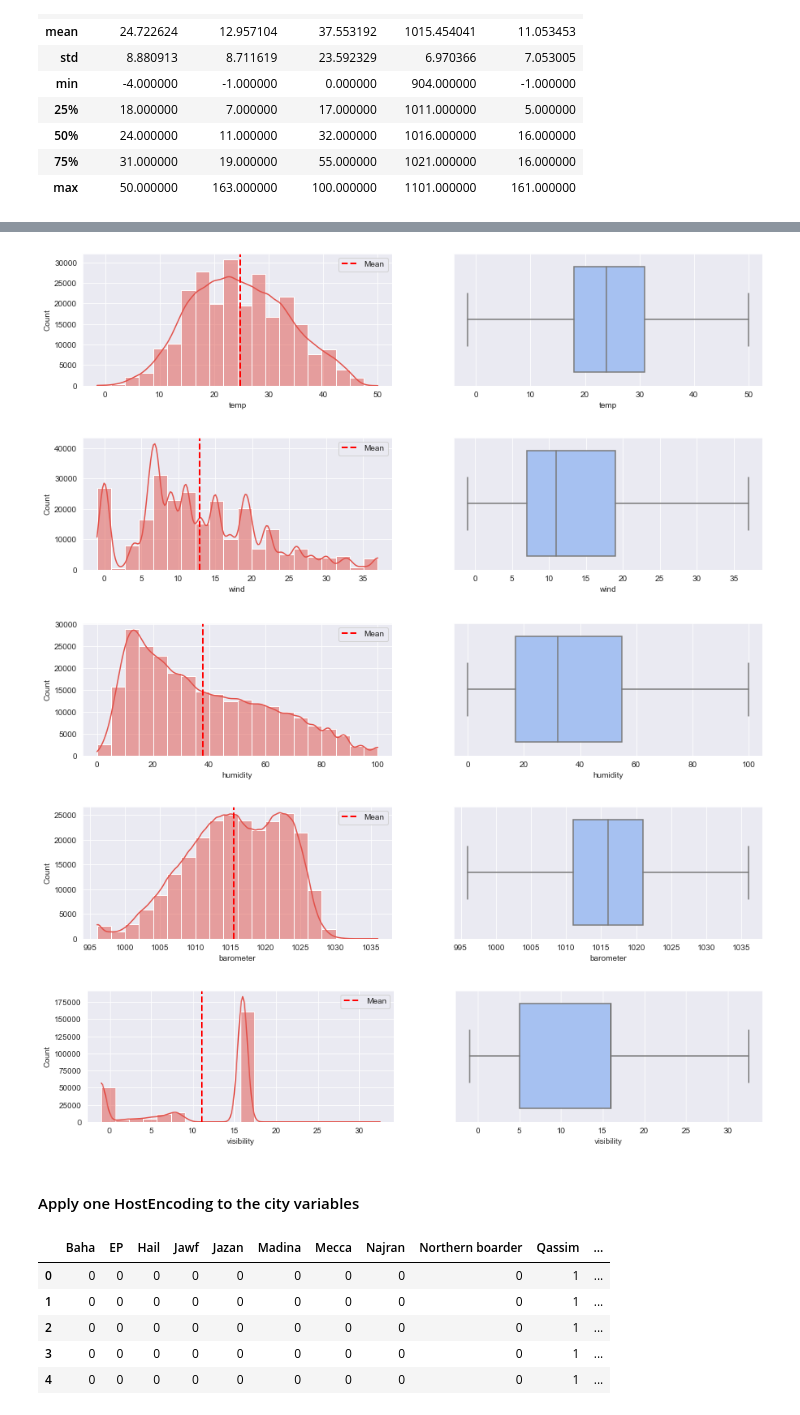
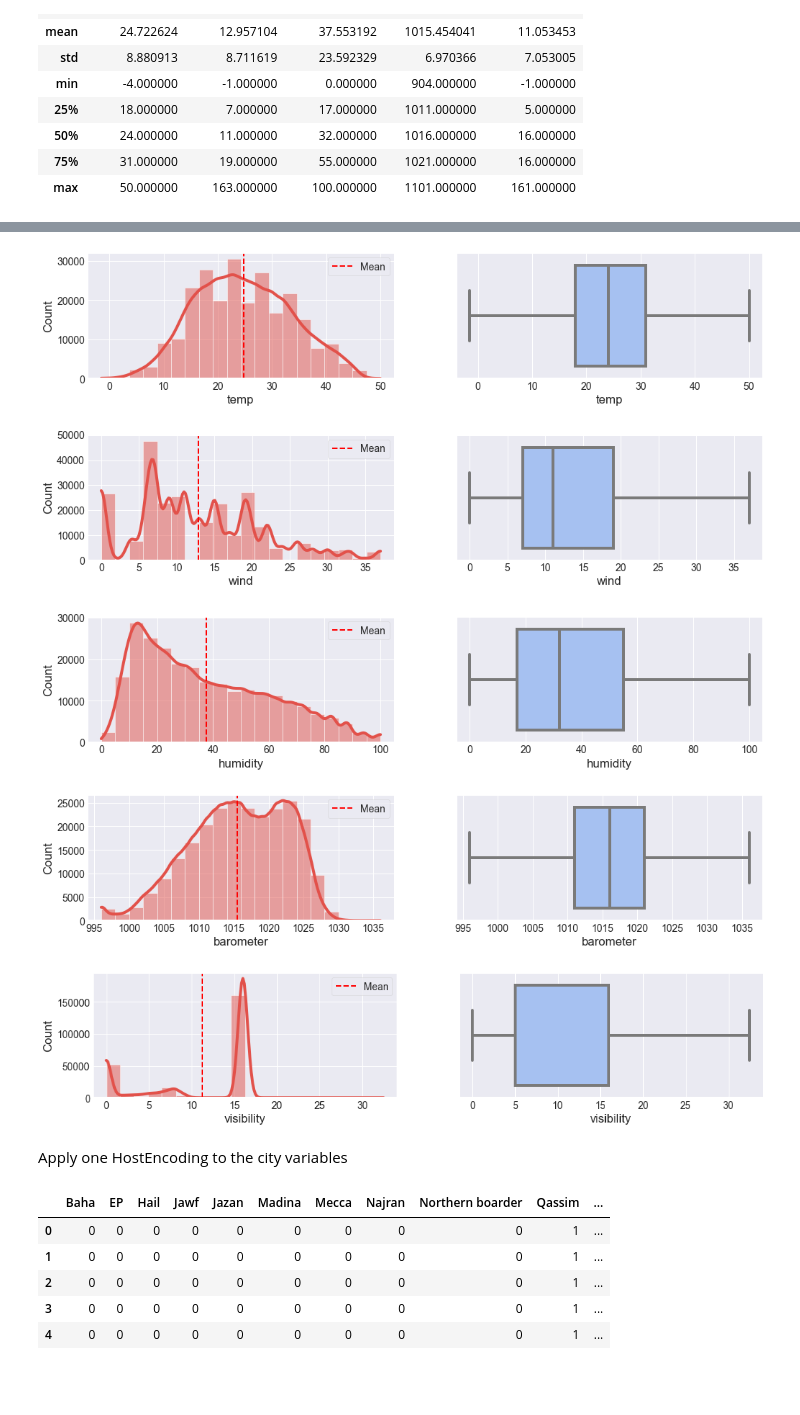
Before and after one commit to naiforfi/Bootcamp_repo, a Jupyter notebook: Final_project/final_notebook.ipynb, the cells around one changed output, grey strips where cells are left out. Saved outputs shown, nothing was run; the diff lists cells and outputs as text; code cells hidden in the pictures; blank space fills up the shorter version.

```diff
--- a/Final_project/final_notebook.ipynb
+++ b/Final_project/final_notebook.ipynb
@@ -8,6 +8,7 @@ import numpy as np
 import matplotlib.pyplot as  plt
 import seaborn as sns
 from datetime import timedelta
+plt.style.use('fivethirtyeight')
 # %% [markdown]
 # 2. Loading the data and data cleaning
 # %%
@@ -241,11 +219,11 @@ df.loc[:,'temp':'visibility'].describe()
 | 75% | 31.000000 | 19.000000 | 55.000000 | 1021.000000 | 16.000000 |
 | max | 50.000000 | 163.000000 | 100.000000 | 1101.000000 | 161.000000 |
 # %%
-num_cols=df.loc[:,['temp','wind','humidity','barometer','visibility']].select_dtypes(include=['int64','float64']).columns.tolist() # a revised list of numerical features
+num_cols=df.loc[:,'temp':'visibility'].select_dtypes(include=['int64','float64']).columns.tolist() # a revised list of numerical features
 
 
-sns.set_style('darkgrid')
-sns.set_palette("Spectral" )
+#sns.set_style('darkgrid')
+#sns.set_palette("Spectral" )
 for i in num_cols:
 
     fig, axs = plt.subplots(1,2,figsize=(15, 3))
@@ -373,7 +354,9 @@ df.loc[:,'temp':'visibility'].describe()
 # %%
-
+# setting the outliers to max or min value
 df['temp'] = np.where(df['temp']<-1.5 , -1.5 , df['temp'])
 df['wind'] = np.where(df['wind']>37.0, 37.0, df['wind'])
+df['wind'] = np.where(df['wind']<0, 0, df['wind'])
 df['visibility'] = np.where(df['visibility']>32.5, 32.5, df['visibility'])
+df['visibility'] = np.where(df['visibility']<0, 0, df['visibility'])
 df['barometer'] = np.where(df['barometer']>1036.0, 1036.0, df['barometer'])
 df['barometer'] = np.where(df['barometer']<996.0 , 996.0 , df['barometer'])
@@ -380,23 +375,23 @@ df['barometer'] = np.where(df['barometer']<996.0 , 996.0 , df['barometer'])
 # %%
-num_cols=df.loc[:,['temp','wind','humidity','barometer','visibility']].select_dtypes(include=['int64','float64']).columns.tolist() # a revised list of numerical features
+num_cols=df.loc[:,'temp':'visibility'].select_dtypes(include=['int64','float64']).columns.tolist() # a revised list of numerical features
 
 for i in num_cols:
 
     fig, axs = plt.subplots(1,2,figsize=(15, 3))
 
     sns.histplot(df[i],bins=20, kde=True,ax=axs[0]);
     sns.boxplot(x= df[i], ax = axs[1], color='#99befd', fliersize=1);
 
     axs[0].axvline(df[i].mean(), color='r', linewidth=2, linestyle='--', label='Mean')
     axs[0].legend()
 # %% [output]
-[figure, old version]
+[figure, new version]
-[figure, old version]
+[figure, new version]
-[figure, old version]
+[figure, new version]
-[figure, old version]
+[figure, new version]
-[figure, old version]
+[figure, new version]
 # %% [markdown]
-#### Apply one HostEncoding to the city variables
+Apply one HostEncoding to the city variables
 # %%
 c = pd.get_dummies(df['city'], drop_first=True)
 
```
Also changed, not shown: parts of 59 cells of this notebook.
